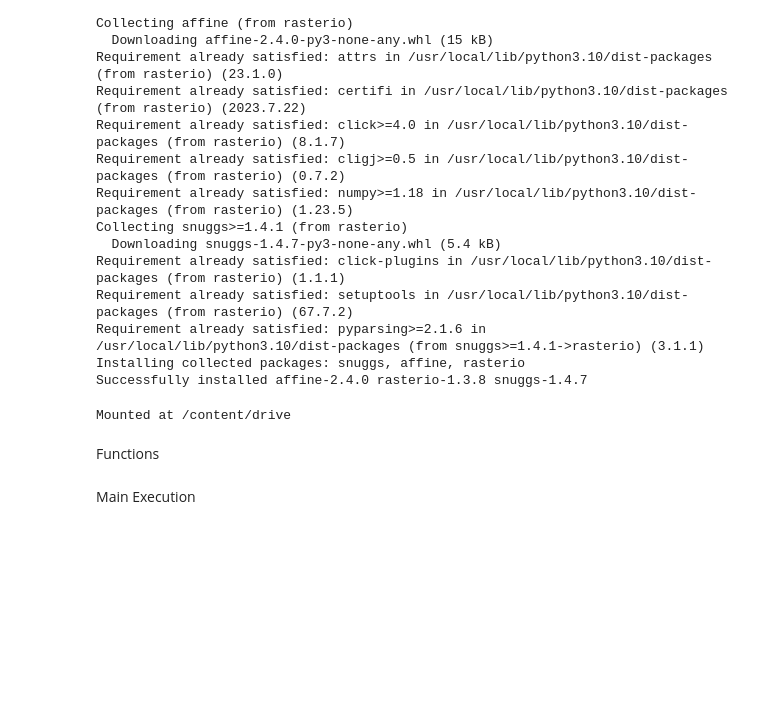
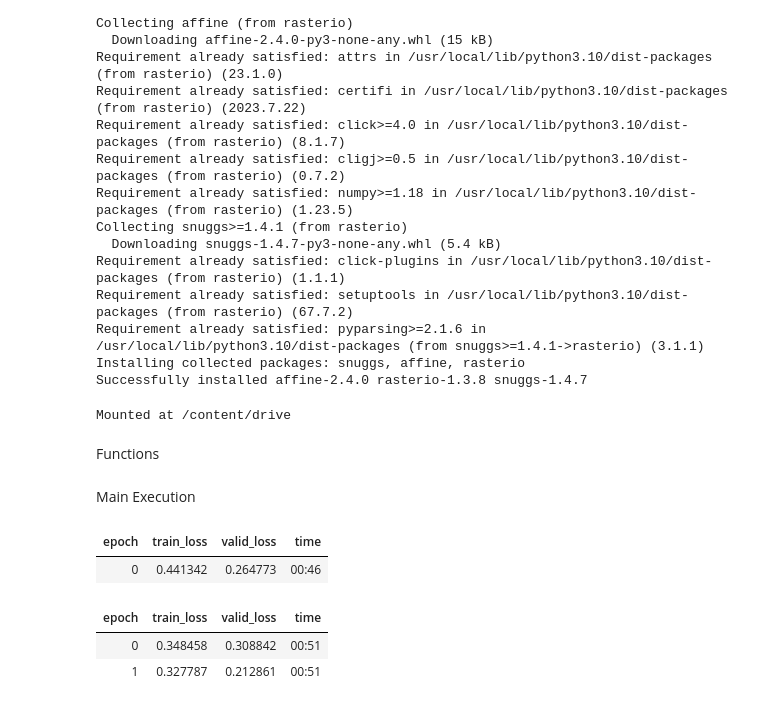
Before and after one commit to inesbsilveira/2nd-semester-2023, a Jupyter notebook: 20230920_IS_MC_image_segmentation.ipynb, the cells around one changed output. Drawn from its saved outputs; the diff is of its cells as text; code cells hidden in the pictures; blank space fills up the shorter version.

```diff
--- a/20230920_IS_MC_image_segmentation.ipynb
+++ b/20230920_IS_MC_image_segmentation.ipynb
@@ -37,7 +37,7 @@ drive.mount('/content/drive')
 Mounted at /content/drive
 # %%
 user='I' # escolher 'M' ou 'I'
-N_epochs=13
+N_epochs=20
 target_names = ['greenhouse', 'not greenhouse']
 Nrows,Ncols = 20, 8 # número de blocos a usar 20*8=160
 # %%
@@ -386,12 +416,18 @@ test_file_names = dls.valid_ds.items
 # %%
 # Define U-Net model
 learn = unet_learner(dls, resnet34)
-learn.fit_one_cycle(12, 3e-3, wd=1e-2)
-learn.unfreeze()
-learn.fit_one_cycle(12, slice(1e-5, 1e-3), wd=1e-2)
+#learn.fit_one_cycle(12, 3e-3, wd=1e-2)
+#learn.unfreeze()
+#learn.fit_one_cycle(12, slice(1e-5, 1e-3), wd=1e-2)
 
 # Train the model
 learn.fine_tune(N_epochs)
+# %% [output]
+| epoch | train_loss | valid_loss | time |
+| 0 | 0.441342 | 0.264773 | 00:46 |
+| epoch | train_loss | valid_loss | time |
+| 0 | 0.348458 | 0.308842 | 00:51 |
+| 1 | 0.327787 | 0.212861 | 00:51 |
 # %%
 # Perform inference on test images
 test_dl = dls.test_dl(get_image_files(image_folder)) # usa todas as 160 imagens em image_folder, treino e validação
```
Also changed, not shown: parts of 4 cells of this notebook.
